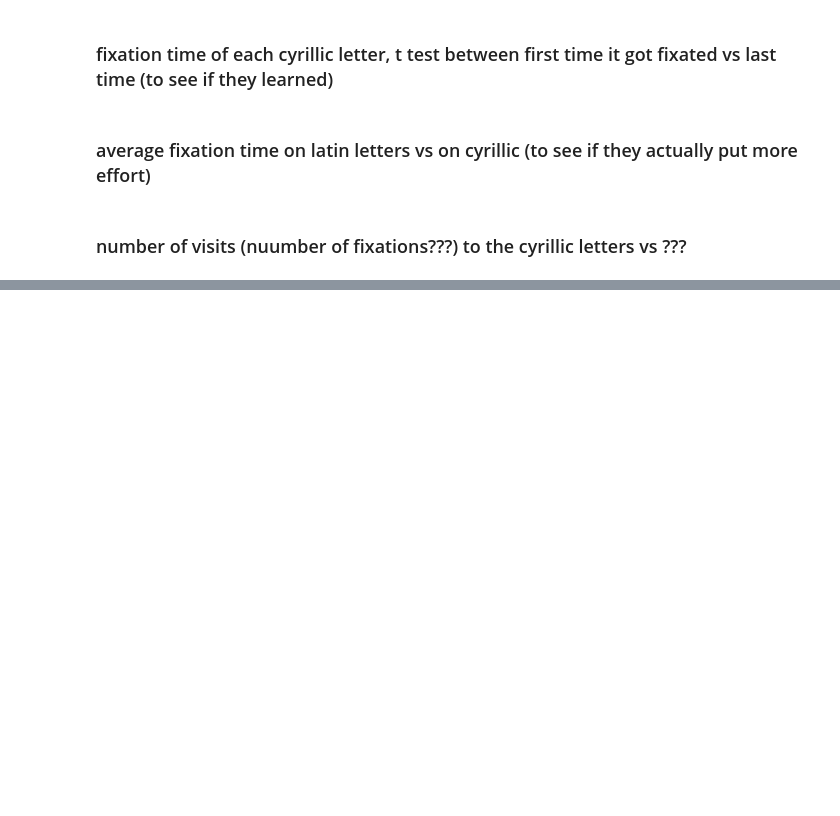
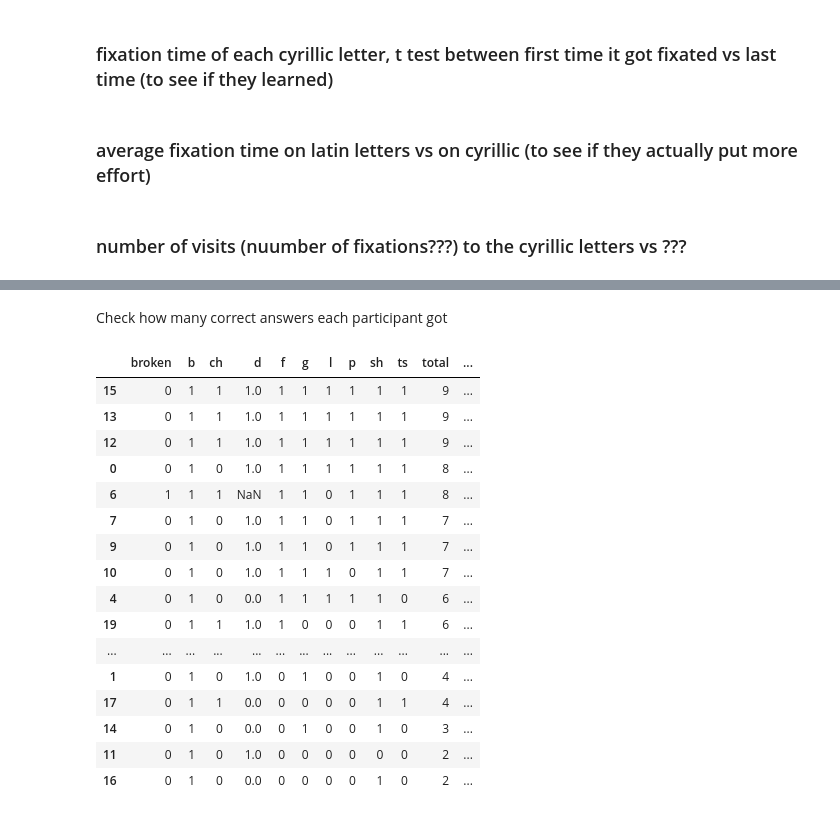
Before and after one commit to bragg13/ccs3, a Jupyter notebook: analysis.ipynb, the cells around one changed output, grey strips where cells are left out. Saved outputs shown, nothing was run; the diff lists cells and outputs as text; code cells hidden in the pictures; blank space fills up the shorter version.

Commit message:
correct answers metric

```diff
--- a/analysis.ipynb
+++ b/analysis.ipynb
@@ -63,0 +135,55 @@ jarl[jarl['Media']==all1]
+# %% [markdown]
+Check how many correct answers each participant got
+# %%
+correct_answers = {
+    'b': 2,
+    'ch': 2,
+    'd': 2,
+    'f': 1,
+    'g': 2,
+    'l': 3,
+    'p': 3,
+    'sh': 1,
+    'ts': 1
+}
+
+def check_answers(participant_df: pd.DataFrame):
+    questions = participant_df[(participant_df['TOI'].str.contains('q')) & (participant_df['AOI'].str.contains('letter'))]
+    answers = {}
+    answers['broken'] = 0
+    for i, row in questions.iterrows():
+        letter = row['Media'][1:]
+        key_pressed = row['Last_key_press']
+        if key_pressed not in ['1','2','3']:
+            answers['broken'] += 1
+        else:
+            answers[letter] = 1 if int(row['Last_key_press']) == correct_answers[letter] else 0
+    answers['total'] = sum(answers.values())
+    return answers
+
+# calculate for all participants
+all_answers = []
+for name, participant in participants.items():
+    subj_answer = check_answers(participant)
+    subj_answer['Participant'] = name
+    all_answers.append(subj_answer)
+df = pd.DataFrame(all_answers)
+df.sort_values(by='total', ascending=False)
+# %% [output]
+|  | broken | b | ch | d | f | g | l | p | sh | ts | total | ... |
+| 15 | 0 | 1 | 1 | 1.0 | 1 | 1 | 1 | 1 | 1 | 1 | 9 | ... |
+| 13 | 0 | 1 | 1 | 1.0 | 1 | 1 | 1 | 1 | 1 | 1 | 9 | ... |
+| 12 | 0 | 1 | 1 | 1.0 | 1 | 1 | 1 | 1 | 1 | 1 | 9 | ... |
+| 0 | 0 | 1 | 0 | 1.0 | 1 | 1 | 1 | 1 | 1 | 1 | 8 | ... |
+| 6 | 1 | 1 | 1 | NaN | 1 | 1 | 0 | 1 | 1 | 1 | 8 | ... |
+| 7 | 0 | 1 | 0 | 1.0 | 1 | 1 | 0 | 1 | 1 | 1 | 7 | ... |
+| 9 | 0 | 1 | 0 | 1.0 | 1 | 1 | 0 | 1 | 1 | 1 | 7 | ... |
+| 10 | 0 | 1 | 0 | 1.0 | 1 | 1 | 1 | 0 | 1 | 1 | 7 | ... |
+| 4 | 0 | 1 | 0 | 0.0 | 1 | 1 | 1 | 1 | 1 | 0 | 6 | ... |
+| 19 | 0 | 1 | 1 | 1.0 | 1 | 0 | 0 | 0 | 1 | 1 | 6 | ... |
+| ... | ... | ... | ... | ... | ... | ... | ... | ... | ... | ... | ... | ... |
+| 1 | 0 | 1 | 0 | 1.0 | 0 | 1 | 0 | 0 | 1 | 0 | 4 | ... |
+| 17 | 0 | 1 | 1 | 0.0 | 0 | 0 | 0 | 0 | 1 | 1 | 4 | ... |
+| 14 | 0 | 1 | 0 | 0.0 | 0 | 1 | 0 | 0 | 1 | 0 | 3 | ... |
+| 11 | 0 | 1 | 0 | 1.0 | 0 | 0 | 0 | 0 | 0 | 0 | 2 | ... |
+| 16 | 0 | 1 | 0 | 0.0 | 0 | 0 | 0 | 0 | 1 | 0 | 2 | ... |
```
Also changed, not shown: parts of 20 cells of this notebook, 3 other files.
